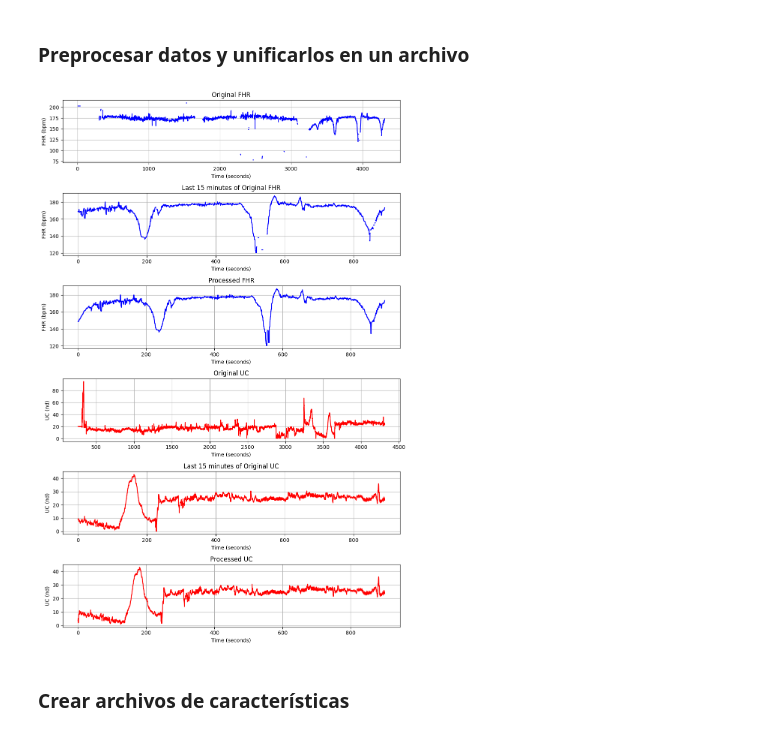
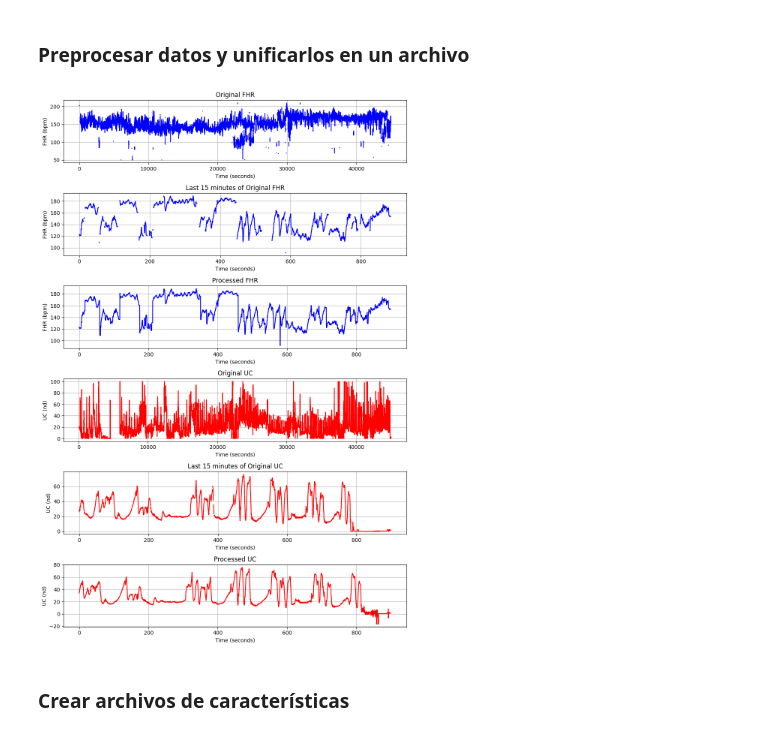
Before and after one commit to ClaudiaIglesias/DAHFI, a Jupyter notebook: process_12O.ipynb, the cells around one changed output. Drawn from its saved outputs; the diff is of its cells as text; code cells hidden in the pictures.

```diff
--- a/process_12O.ipynb
+++ b/process_12O.ipynb
@@ -77,9 +77,9 @@ combine_files(data_folder, main_folder, compressed=True, extra_data=True)
 create_processed_file(main_folder)
 # %%
 ###### Plot the original and processed data to see the differences ######
-plot_processed_data("553246736447566B58312B2F5A5A624948486D4A4D3064734E564B4B434D3139794D566B7838533457306F3D0A", "csv/data/", "csv/", compression=True)
+plot_processed_data("553246736447566B58312B4E4F6A6770725246794843504D3869795866674D374D584548766C734F592F673D0A", "csv/data/", "csv/", compression=True)
 # %% [output]
-[figure, old version]
+[figure, new version]
 # %% [markdown]
 ### Crear archivos de características
 # %%
```
Also changed, not shown: parts of 1 cell of this notebook, 2 other files.
